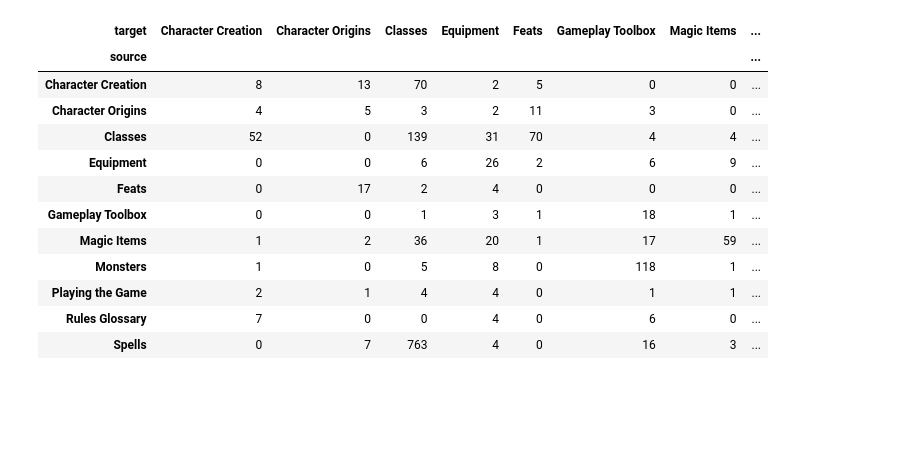
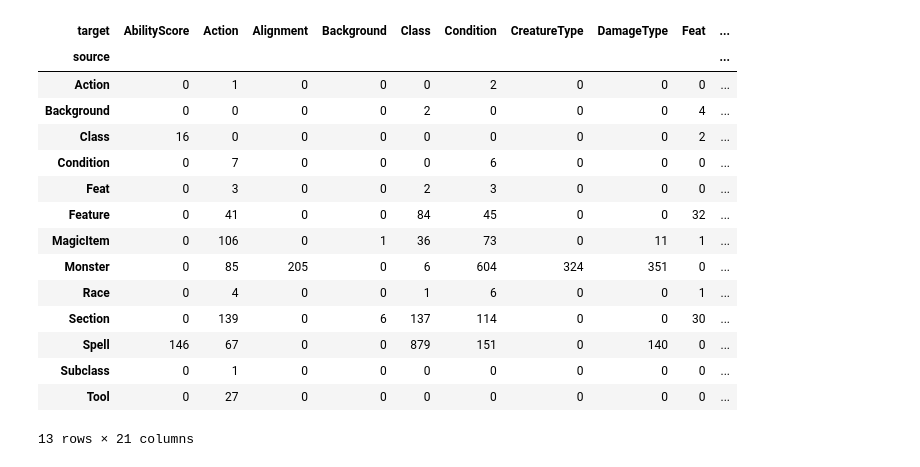
Before and after one commit to Gal-Gilor/roll-to-quest, a Jupyter notebook: notebooks/srd_graph.ipynb, the cells around one changed output. Saved outputs shown, nothing was run; the diff lists cells and outputs as text; code cells hidden in the pictures; blank space fills up the shorter version.

```diff
--- a/notebooks/srd_graph.ipynb
+++ b/notebooks/srd_graph.ipynb
@@ -73,19 +80,21 @@ display(edges["type"].value_counts().rename("edges").to_frame())
-# %%
-# Rows mention columns: how often sections of one chapter refer to sections of another.
-mentions = edges[edges["type"] == MENTIONS]
-pd.crosstab(mentions["source"], mentions["target"])
-# %% [output]
-| target | Character Creation | Character Origins | Classes | Equipment | Feats | Gameplay Toolbox | Magic Items | ... |
-| source |  |  |  |  |  |  |  | ... |
-| Character Creation | 8 | 13 | 70 | 2 | 5 | 0 | 0 | ... |
-| Character Origins | 4 | 5 | 3 | 2 | 11 | 3 | 0 | ... |
-| Classes | 52 | 0 | 139 | 31 | 70 | 4 | 4 | ... |
-| Equipment | 0 | 0 | 6 | 26 | 2 | 6 | 9 | ... |
-| Feats | 0 | 17 | 2 | 4 | 0 | 0 | 0 | ... |
-| Gameplay Toolbox | 0 | 0 | 1 | 3 | 1 | 18 | 1 | ... |
-| Magic Items | 1 | 2 | 36 | 20 | 1 | 17 | 59 | ... |
-| Monsters | 1 | 0 | 5 | 8 | 0 | 118 | 1 | ... |
-| Playing the Game | 2 | 1 | 4 | 4 | 0 | 1 | 1 | ... |
-| Rules Glossary | 7 | 0 | 0 | 4 | 0 | 6 | 0 | ... |
-| Spells | 0 | 7 | 763 | 4 | 0 | 16 | 3 | ... |
+# %%
+# How many edges connect each pair of labels, whatever their type.
+pd.crosstab(edges["source"], edges["target"])
+# %% [output]
+| target | AbilityScore | Action | Alignment | Background | Class | Condition | CreatureType | DamageType | Feat | ... |
+| source |  |  |  |  |  |  |  |  |  | ... |
+| Action | 0 | 1 | 0 | 0 | 0 | 2 | 0 | 0 | 0 | ... |
+| Background | 0 | 0 | 0 | 0 | 2 | 0 | 0 | 0 | 4 | ... |
+| Class | 16 | 0 | 0 | 0 | 0 | 0 | 0 | 0 | 2 | ... |
+| Condition | 0 | 7 | 0 | 0 | 0 | 6 | 0 | 0 | 0 | ... |
+| Feat | 0 | 3 | 0 | 0 | 2 | 3 | 0 | 0 | 0 | ... |
+| Feature | 0 | 41 | 0 | 0 | 84 | 45 | 0 | 0 | 32 | ... |
+| MagicItem | 0 | 106 | 0 | 1 | 36 | 73 | 0 | 11 | 1 | ... |
+| Monster | 0 | 85 | 205 | 0 | 6 | 604 | 324 | 351 | 0 | ... |
+| Race | 0 | 4 | 0 | 0 | 1 | 6 | 0 | 0 | 1 | ... |
+| Section | 0 | 139 | 0 | 6 | 137 | 114 | 0 | 0 | 30 | ... |
+| Spell | 146 | 67 | 0 | 0 | 879 | 151 | 0 | 140 | 0 | ... |
+| Subclass | 0 | 1 | 0 | 0 | 0 | 0 | 0 | 0 | 0 | ... |
+| Tool | 0 | 27 | 0 | 0 | 0 | 0 | 0 | 0 | 0 | ... |
+13 rows × 21 columns
 # %%
```
Also changed, not shown: parts of 12 cells of this notebook, 7 other files.
